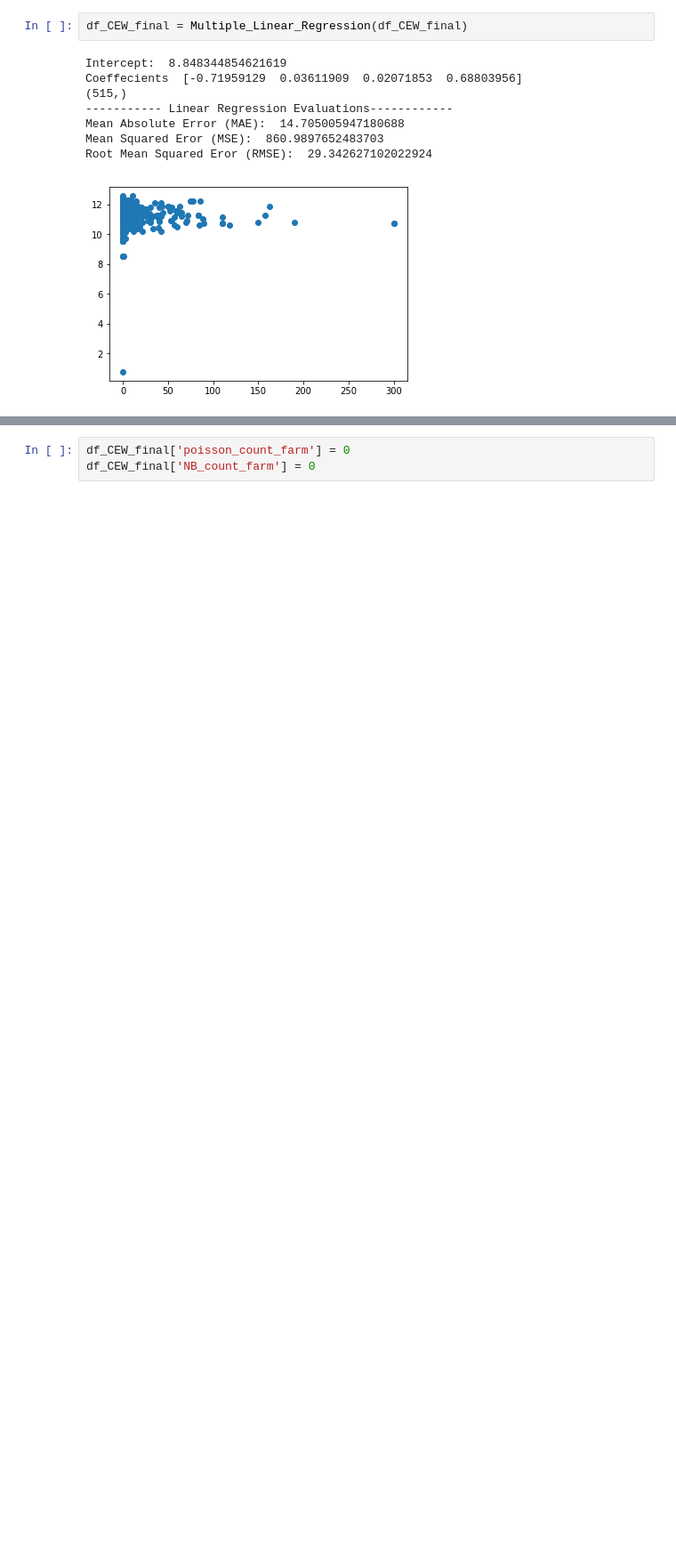
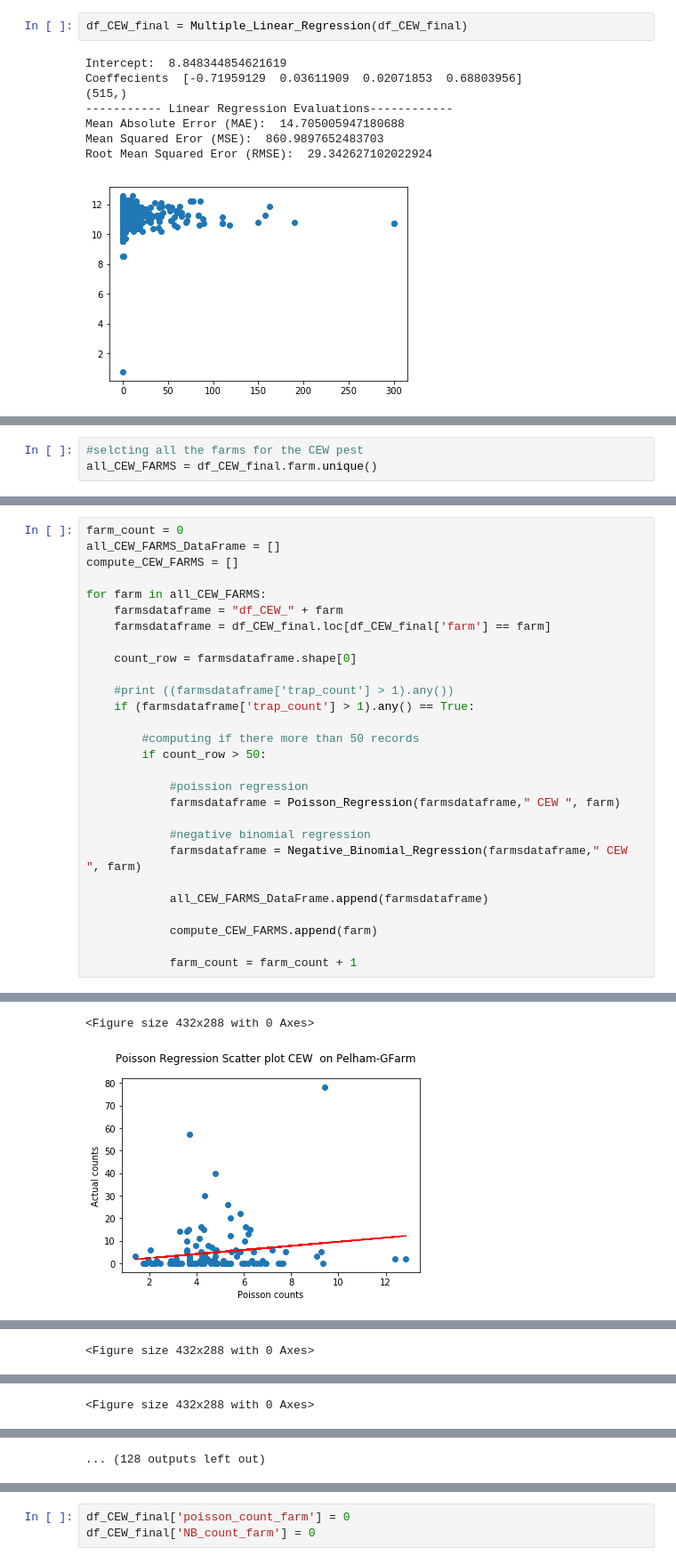
Before and after one commit to ramgautam06/CS898-Masters-Project, a Jupyter notebook: RamGautam_Project.ipynb, the cells around one changed output, grey strips where cells are left out. Shown at 89% size. Cells and saved outputs as stored; diff of their text form; blank space fills up the shorter version.

```diff
--- a/RamGautam_Project.ipynb
+++ b/RamGautam_Project.ipynb
@@ -878,0 +710,3 @@ df_CEW_final.to_csv("CEW_predicted_count.csv", index = False, sep = ',')
+# %%
+#selcting all the farms for the CEW pest
+all_CEW_FARMS = df_CEW_final.farm.unique()
@@ -1681,0 +734,29 @@ df_CEW_pelham.head()
+# %%
+farm_count = 0
+all_CEW_FARMS_DataFrame = []
+compute_CEW_FARMS = []
+
+for farm in all_CEW_FARMS:
+    farmsdataframe = "df_CEW_" + farm
+    farmsdataframe = df_CEW_final.loc[df_CEW_final['farm'] == farm]
+
+    count_row = farmsdataframe.shape[0]
+
+    #print ((farmsdataframe['trap_count'] > 1).any())
+    if (farmsdataframe['trap_count'] > 1).any() == True:
+
+        #computing if there more than 50 records
+        if count_row > 50:
+
+            #poission regression
+            farmsdataframe = Poisson_Regression(farmsdataframe," CEW ", farm)
+
+            #negative binomial regression
+            farmsdataframe = Negative_Binomial_Regression(farmsdataframe," CEW ", farm)
+
+            all_CEW_FARMS_DataFrame.append(farmsdataframe)
+
+            compute_CEW_FARMS.append(farm)
+
+            farm_count = farm_count + 1
+# %% [output]
@@ -1681,0 +780,2 @@ df_CEW_pelham.head()
+<Figure size 432x288 with 0 Axes>
+[figure, added]
@@ -1681,0 +815 @@ df_CEW_pelham.head()
+<Figure size 432x288 with 0 Axes>
@@ -1681,0 +846 @@ df_CEW_pelham.head()
+<Figure size 432x288 with 0 Axes>
@@ -1681,0 +865 @@ df_CEW_pelham.head()
+... (128 outputs left out)
```
Also changed, not shown: parts of 193 cells of this notebook, 4 other files.
